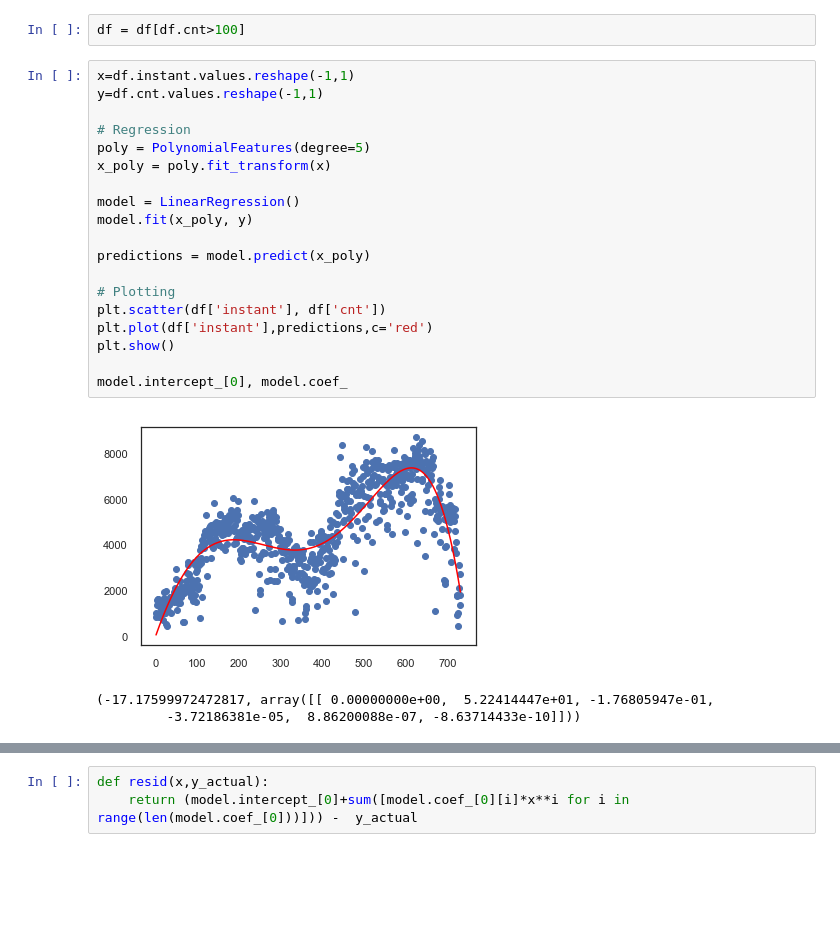
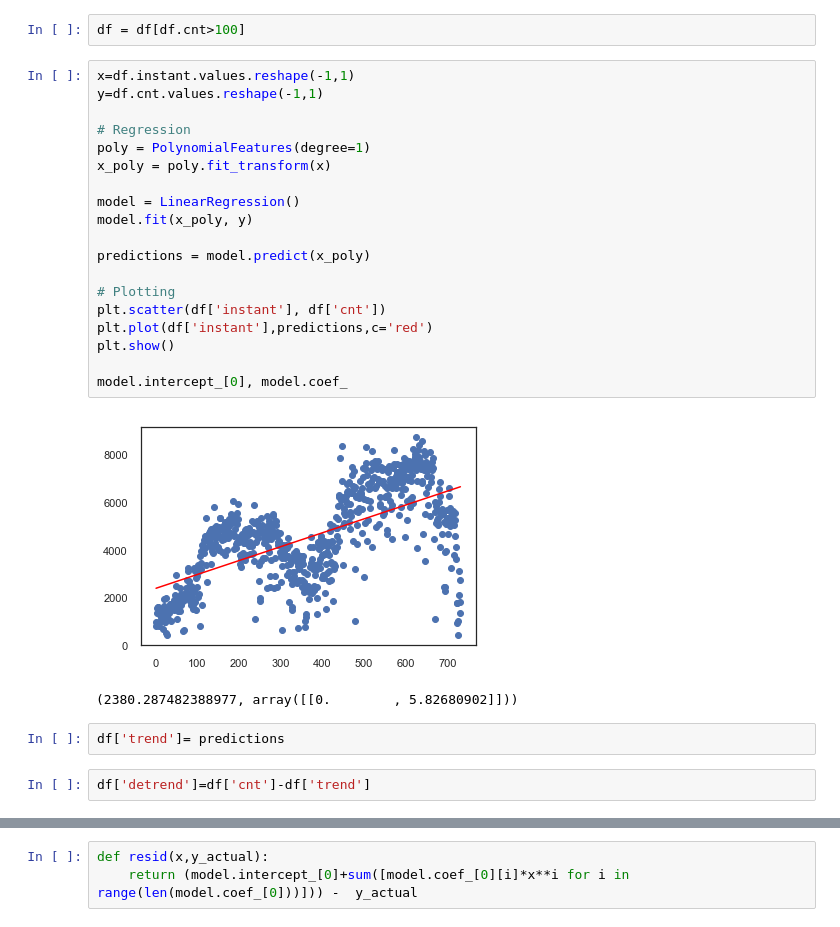
Before and after one commit to pauly51994/Bike_predictor, a Jupyter notebook: Bike-Sharing-Dataset/TEST.ipynb, the cells around one changed output, grey strips where cells are left out. Saved outputs shown, nothing was run; the diff lists cells and outputs as text; blank space fills up the shorter version.

```diff
--- a/Bike-Sharing-Dataset/TEST.ipynb
+++ b/Bike-Sharing-Dataset/TEST.ipynb
@@ -38,23 +38,26 @@ df = df[df.cnt>100]
 # %%
 x=df.instant.values.reshape(-1,1)
 y=df.cnt.values.reshape(-1,1)
 
 # Regression
-poly = PolynomialFeatures(degree=5)
+poly = PolynomialFeatures(degree=1)
 x_poly = poly.fit_transform(x)
 
 model = LinearRegression()
 model.fit(x_poly, y)
 
 predictions = model.predict(x_poly)
 
 # Plotting
 plt.scatter(df['instant'], df['cnt'])
 plt.plot(df['instant'],predictions,c='red')
 plt.show()
 
 model.intercept_[0], model.coef_
 # %% [output]
-[figure, old version]
+[figure, new version]
-(-17.17599972472817, array([[ 0.00000000e+00,  5.22414447e+01, -1.76805947e-01,
-         -3.72186381e-05,  8.86200088e-07, -8.63714433e-10]]))
+(2380.287482388977, array([[0.        , 5.82680902]]))
+# %%
+df['trend']= predictions
+# %%
+df['detrend']=df['cnt']-df['trend']
```
Also changed, not shown: parts of 42 cells of this notebook.
